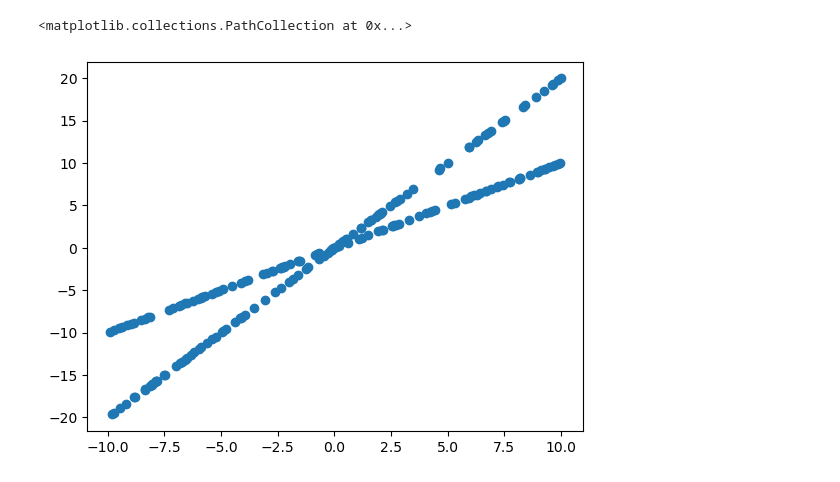
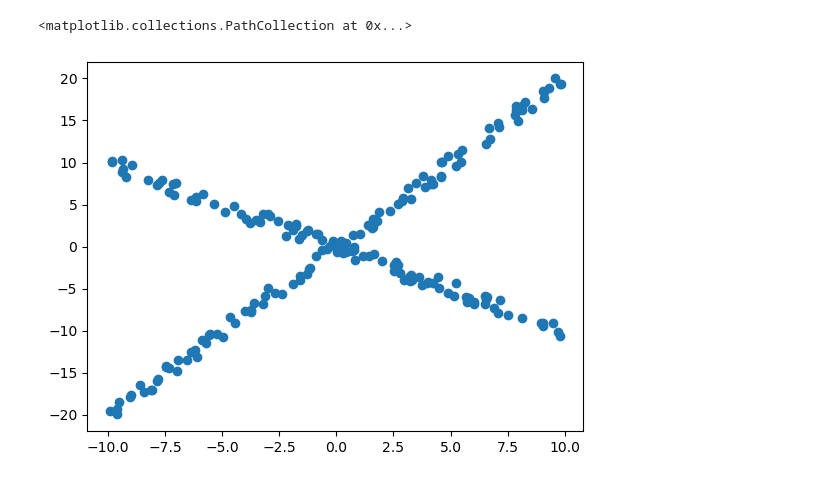
Before and after one commit to charliehuang09/ML, a Jupyter notebook: Unsupervised Learning/ICA/sklearnICA.ipynb, the cells around one changed output. Saved outputs shown, nothing was run; the diff lists cells and outputs as text; code cells hidden in the pictures.

```diff
--- a/Unsupervised Learning/ICA/sklearnICA.ipynb
+++ b/Unsupervised Learning/ICA/sklearnICA.ipynb
@@ -18,11 +18,11 @@ def generateData(slopes, samples, deviation, l, u):
             data.append([x, y])
     return np.array(X), np.array(Y), np.array(data)
 # %%
-X, Y, data = generateData(np.array([1, 2]), 100, 0, -10, 10)
+X, Y, data = generateData(np.array([-1, 2]), 100, 1, -10, 10)
 plt.scatter(X, Y)
 # %% [output]
 <matplotlib.collections.PathCollection at 0x...>
-[figure, old version]
+[figure, new version]
 # %%
 def abline(slope, intercept=0):
     """Plot a line from slope and intercept"""
```
Also changed, not shown: parts of 2 cells of this notebook.
